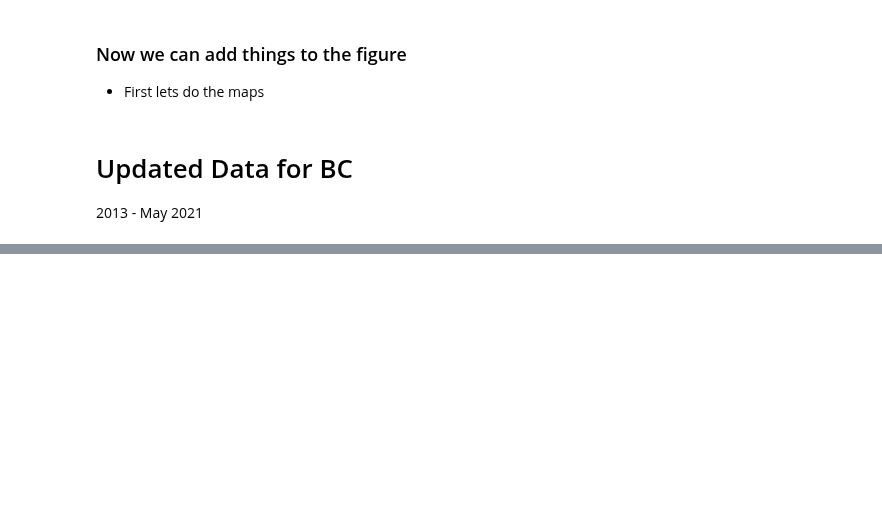
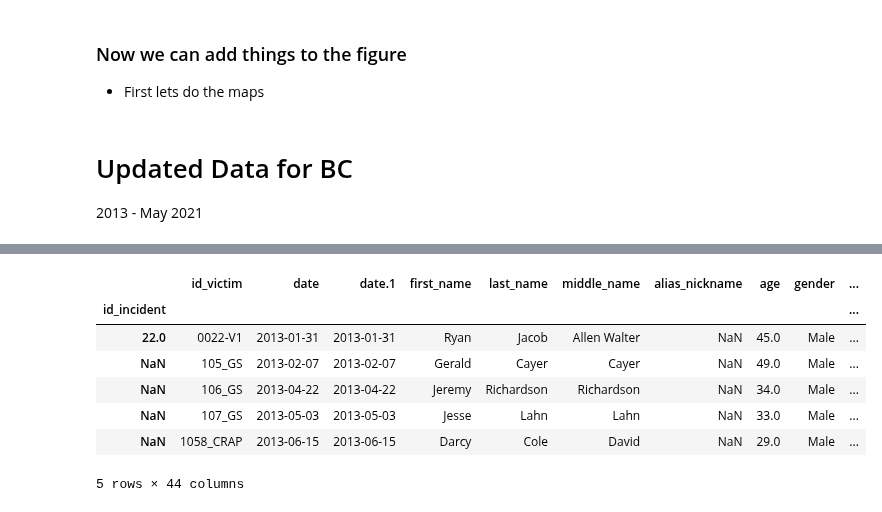
Before and after one commit to ubc-library-rc/Geospatial-Analysis-Visualization-with-Python, a Jupyter notebook: Geospatial Analysis & Visualization with Python v2.0 (under construction).ipynb, the cells around one changed output, grey strips where cells are left out. Drawn from its saved outputs; the diff is of its cells as text; code cells hidden in the pictures; blank space fills up the shorter version.

```diff
--- a/Geospatial Analysis & Visualization with Python v2.0 (under construction).ipynb
+++ b/Geospatial Analysis & Visualization with Python v2.0 (under construction).ipynb
@@ -735,22 +735,31 @@ Name: NonWhitePCT, dtype: float64
 | 4 | 9330002.04 | CT0002.04, Vancouver, BC | 44.0 | 4509.0 | 2764.0 | POLYGON ((-123.05970 49.21147, -1... | ... |
 # %%
 # We import the Police Killings file, and set the incident ID as the index
-BC_Tabu = pd.read_csv('Data/BC_Geocoded.csv',
+BC_Tabular = pd.read_csv('Data/BC_Geocoded.csv',
                                       parse_dates=['date'],
                                       index_col=['id_incident']
                                      )
 
 # We can then convert the pandas dataframe into a geopandas "GeodataFrame"
-police_Killings = gpd.GeoDataFrame(police_Killings_Tabular,
-    geometry=gpd.points_from_xy(police_Killings_Tabular.longitude,
-                                police_Killings_Tabular.latitude
+BC_Data = gpd.GeoDataFrame(BC_Tabular,
+    geometry=gpd.points_from_xy(BC_Tabular.longitude,
+                                BC_Tabular.latitude
                                )
                                   )
 
 # Now we can assign a CRS
 WGS_1984={'init' :'epsg:4326'}
-police_Killings.crs = WGS_1984
+BC_Data.crs = WGS_1984
 
 # Lets sort the incidents by date and then take a quick look.
-police_Killings=police_Killings.sort_values(by='date')
-police_Killings.head()
+BC_Data=BC_Data.sort_values(by='date')
+BC_Data.head()
+# %% [output]
+|  | id_victim | date | date.1 | first_name | last_name | middle_name | alias_nickname | age | gender | ... |
+| id_incident |  |  |  |  |  |  |  |  |  | ... |
+| 22.0 | 0022-V1 | 2013-01-31 | 2013-01-31 | Ryan | Jacob | Allen Walter | NaN | 45.0 | Male | ... |
+| NaN | 105_GS | 2013-02-07 | 2013-02-07 | Gerald | Cayer | Cayer | NaN | 49.0 | Male | ... |
+| NaN | 106_GS | 2013-04-22 | 2013-04-22 | Jeremy | Richardson | Richardson | NaN | 34.0 | Male | ... |
+| NaN | 107_GS | 2013-05-03 | 2013-05-03 | Jesse | Lahn | Lahn | NaN | 33.0 | Male | ... |
+| NaN | 1058_CRAP | 2013-06-15 | 2013-06-15 | Darcy | Cole | David | NaN | 29.0 | Male | ... |
+5 rows × 44 columns
```
Also changed, not shown: parts of 3 cells of this notebook.
